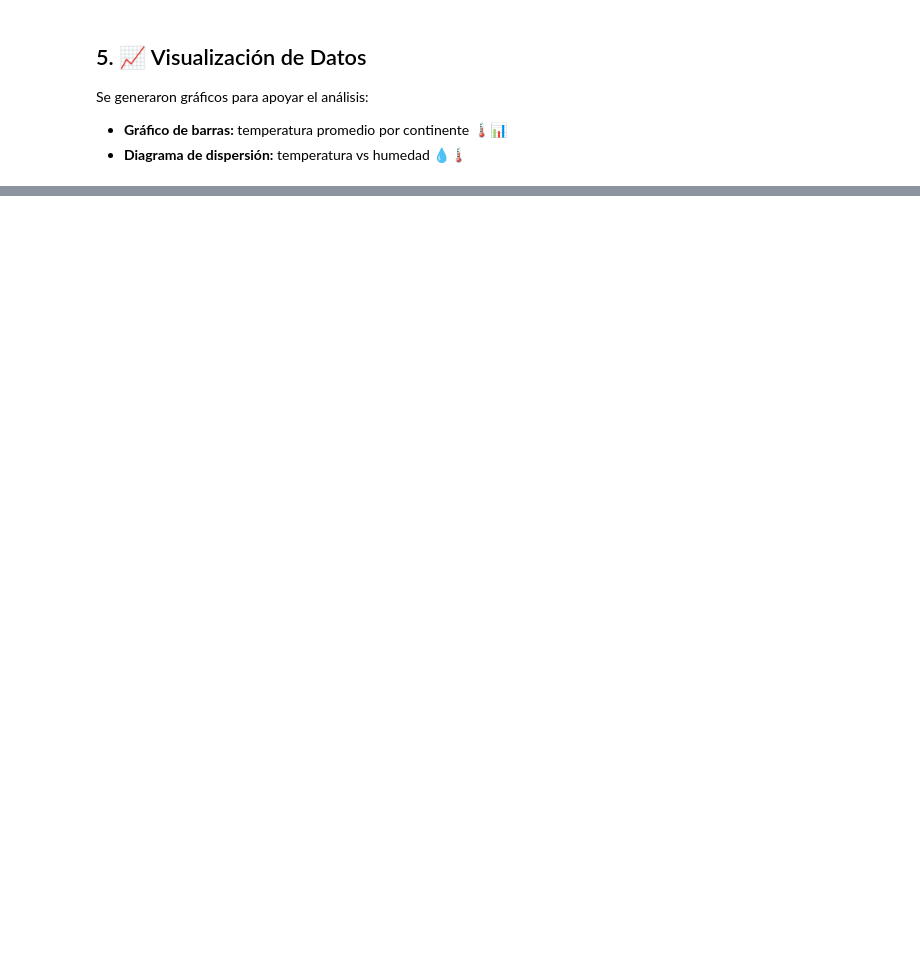
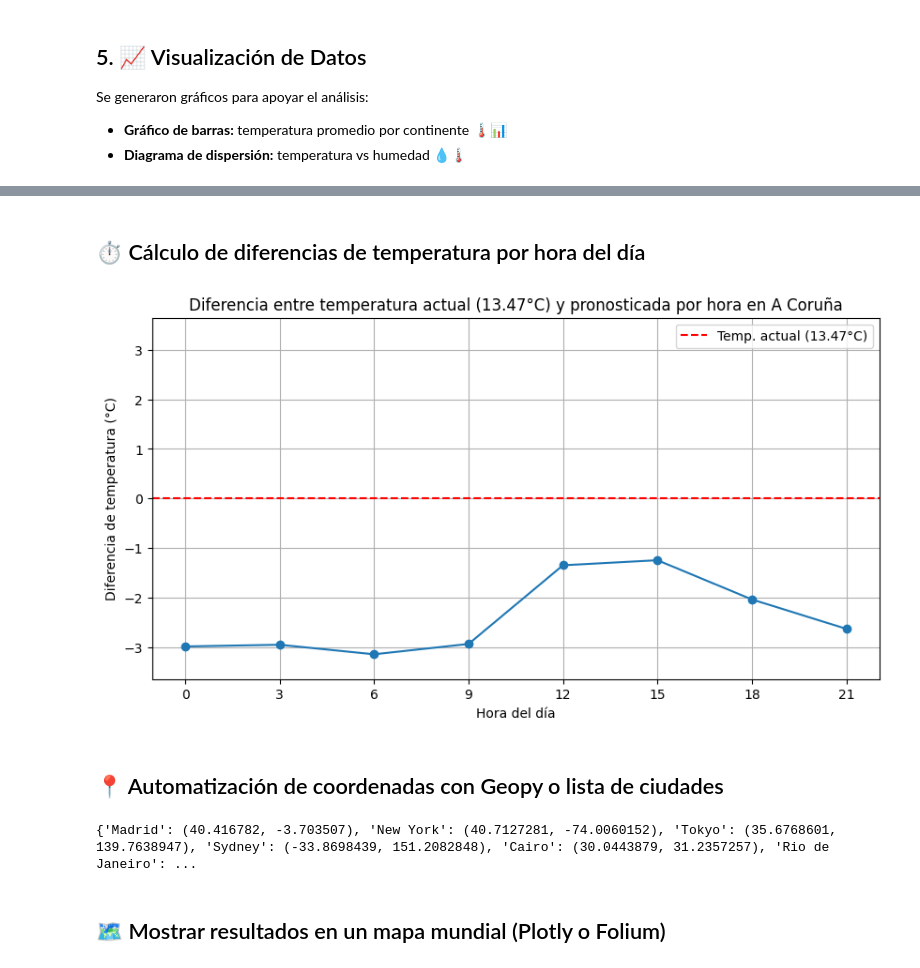
Before and after one commit to EnriqueJimenezMartinez/Weather-Data-Analysis, a Jupyter notebook: weather.ipynb, the cells around one changed output, grey strips where cells are left out. Cells and saved outputs as stored; diff of their text form; code cells hidden in the pictures; blank space fills up the shorter version.

```diff
--- a/weather.ipynb
+++ b/weather.ipynb
@@ -277,0 +381,61 @@ Passing `palette` without assigning `hue` is deprecated and will be removed in v
+# %% [markdown]
+## ⏱️ Cálculo de diferencias de temperatura por hora del día
+# %%
+url_current = f"https://api.openweathermap.org/data/2.5/weather?q={city}&appid={API_KEY}&units=metric&lang=es"
+current = requests.get(url_current).json()
+current_temp = current["main"]["temp"]
+
+url_forecast = f"https://api.openweathermap.org/data/2.5/forecast?q={city}&appid={API_KEY}&units=metric&lang=es"
+forecast = requests.get(url_forecast).json()
+
+df_forecast = pd.json_normalize(forecast["list"])
+
+df_forecast["dt"] = pd.to_datetime(df_forecast["dt"], unit="s")
+df_forecast["hour"] = df_forecast["dt"].dt.hour
+
+temp_diff_by_hour = df_forecast.groupby("hour")["main.temp"].mean() - current_temp
+
+max_diff = temp_diff_by_hour.abs().max()
+
+margin = 0.5
+y_limit = max_diff + margin
+
+plt.figure(figsize=(10,5))
+plt.plot(temp_diff_by_hour.index, temp_diff_by_hour.values, marker='o', color='tab:blue')
+plt.axhline(0, color='red', linestyle='--', label=f'Temp. actual ({current_temp}°C)') # línea en y=0
+plt.ylim(-y_limit, y_limit) # Establece los límites simétricos
+
+plt.xlabel("Hora del día")
+plt.ylabel("Diferencia de temperatura (°C)")
+plt.title(f"Diferencia entre temperatura actual ({current_temp}°C) y pronosticada por hora en {city}")
+plt.grid(True)
+plt.xticks(temp_diff_by_hour.index)
+plt.legend()
+plt.show()
+# %% [output]
+[figure, added]
+# %% [markdown]
+## 📍 Automatización de coordenadas con Geopy o lista de ciudades
+# %%
+from geopy.geocoders import Nominatim
+
+geolocator = Nominatim(user_agent="weather_app")
+
+def get_coords(city):
+    location = geolocator.geocode(city)
+    return location.latitude, location.longitude
+
+coords_dict = {}
+
+for ciudad in ciudades:
+    coords = get_coords(ciudad)
+    if coords:
+        coords_dict[ciudad] = coords
+    else:
+        coords_dict[ciudad] = "No encontrada"
+
+print(coords_dict)
+# %% [output]
+{'Madrid': (40.416782, -3.703507), 'New York': (40.7127281, -74.0060152), 'Tokyo': (35.6768601, 139.7638947), 'Sydney': (-33.8698439, 151.2082848), 'Cairo': (30.0443879, 31.2357257), 'Rio de Janeiro': ...
+# %% [markdown]
+## 🗺️ Mostrar resultados en un mapa mundial (Plotly o Folium)
```
Also changed, not shown: parts of 10 cells of this notebook, 2 other files.
